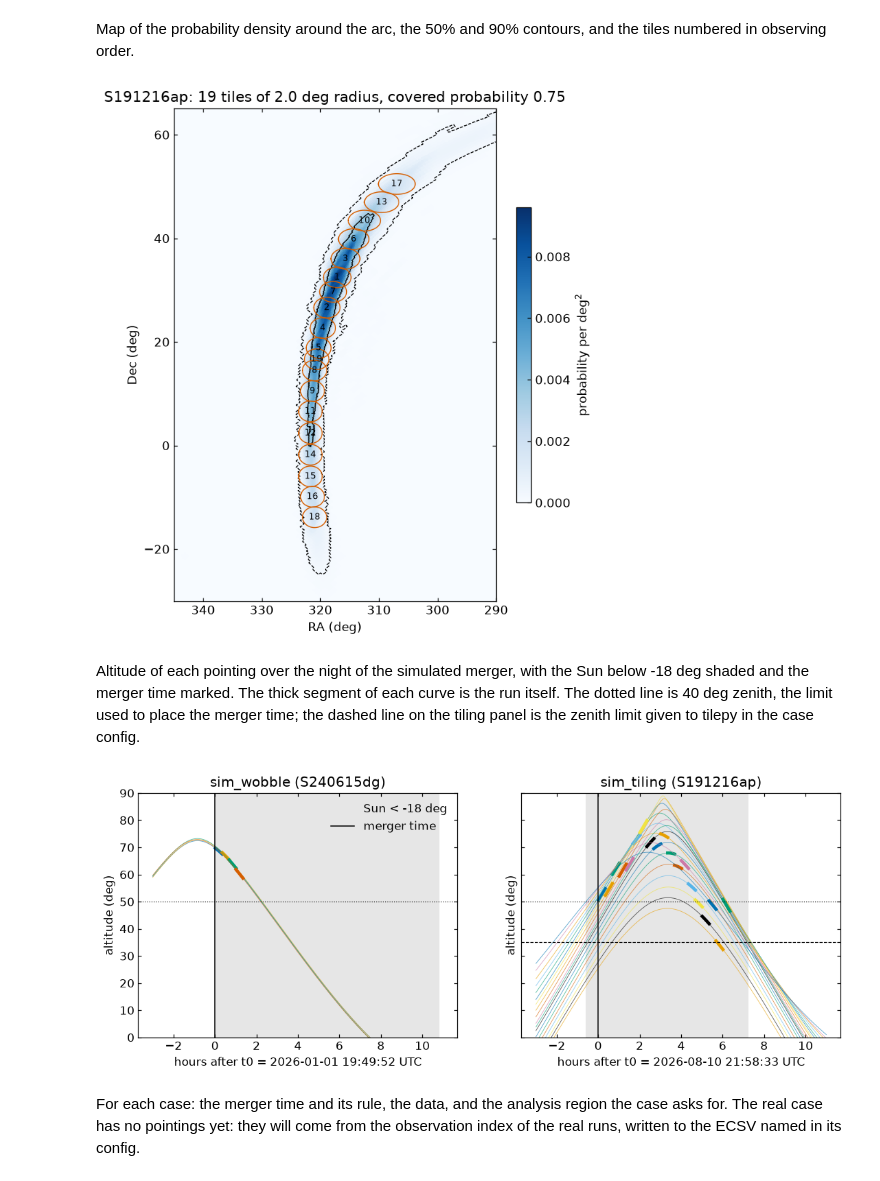
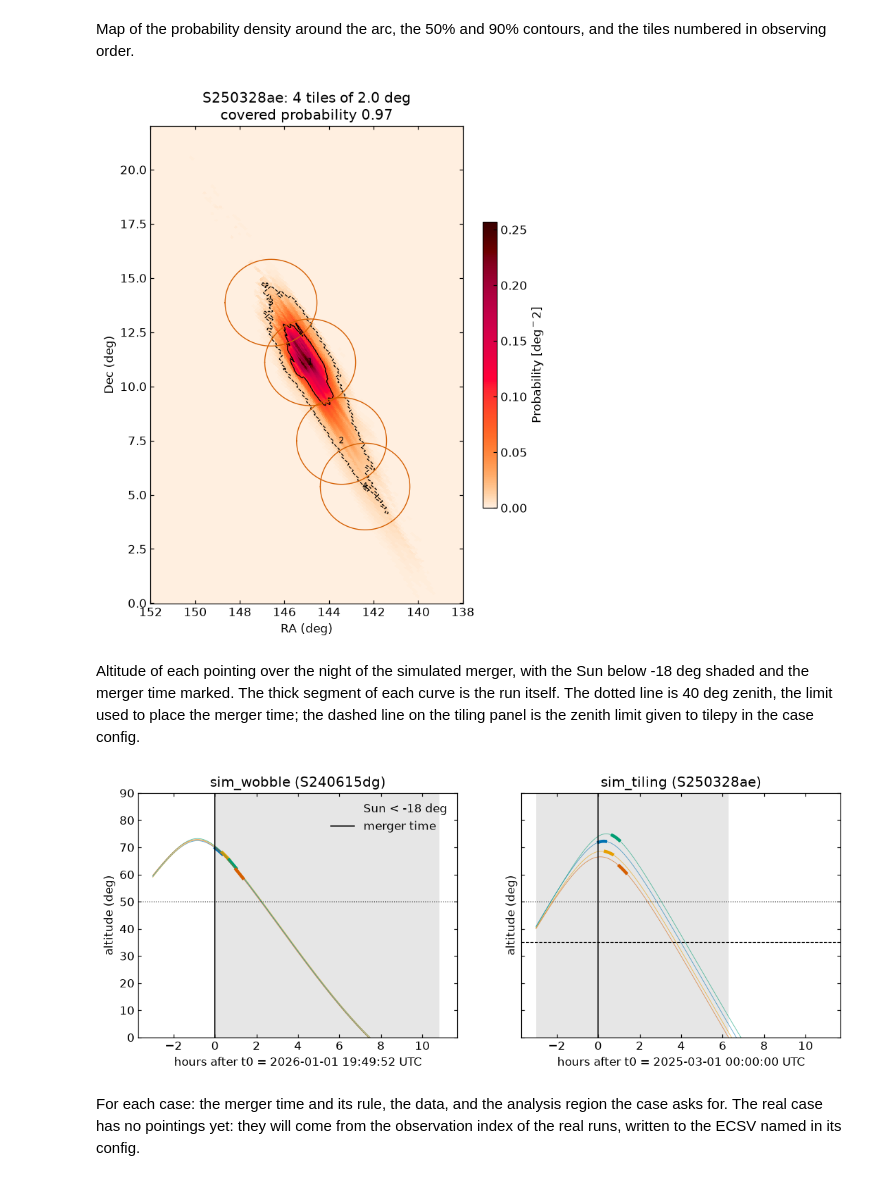
Before and after one commit to juanjq/uncertain-uls, a Jupyter notebook: studies/0_tools/02_pointings.ipynb, the cells around one changed output. Saved outputs shown, nothing was run; the diff lists cells and outputs as text; code cells hidden in the pictures.

```diff
--- a/studies/0_tools/02_pointings.ipynb
+++ b/studies/0_tools/02_pointings.ipynb
@@ -45,9 +48,9 @@ have the nominal 2.5 deg radius of an LST field (tilepy's LST default).
 wob = case["sim_wobble"]
 peak, t0w = wob.target(), wob.t0()
 patterns = {
-    "on": pt.on(peak, t0w, 4, 1200),
-    "wobble 0.4 deg": wob.pointings(),
-    "grid 3 x 3, 2.5 deg": pt.grid(peak, t0w, 3, 2.5, 1200),
+    "ON": pt.on(peak, t0w, 4, 1200),
+    "Wobble 0.4 deg": wob.pointings(),
+    "Grid 3 x 3, 2.5 deg": pt.grid(peak, t0w, 3, 2.5, 1200),
 }
 fig, axs = plt.subplots(1, 3, figsize=(12, 4.2), sharex=True, sharey=True)
 phi = np.linspace(0, 2 * np.pi, 200)
@@ -57,13 +60,13 @@ for ax, (label, tab) in zip(axs, patterns.items()):
     for i, (xi, yi) in enumerate(zip(x, y)):
         ax.plot(xi + FOV_LST * np.cos(phi), yi + FOV_LST * np.sin(phi), color=COLORS[i % 8], lw=0.8, alpha=0.7)
         ax.plot(xi, yi, "o", color=COLORS[i % 8], ms=4)
-    ax.plot(0, 0, "k+", ms=10)
+    ax.plot(0, 0, "kx", ms=6)
     ax.set_title(label)
     ax.set_aspect("equal")
     ax.set_xlabel("east offset (deg)")
 axs[0].invert_xaxis()
 axs[0].set_ylabel("north offset (deg)")
-fig.suptitle("S240615dg peak (+) at RA %.1f, Dec %+.1f" % (peak.ra.deg, peak.dec.deg))
+fig.suptitle("Centered RA %.1f, Dec %+.1f" % (peak.ra.deg, peak.dec.deg))
 figs.save(fig, "patterns")
 plt.show()
 # %% [output]
@@ -108,27 +111,25 @@ probability inside the union of the tiles: 0.746
 Map of the probability density around the arc, the 50% and 90% contours, and the tiles
 numbered in observing order.
 # %%
-ra_g = np.linspace(290, 345, 551)
-dec_g = np.linspace(-30, 65, 951)
+ra_g = np.linspace(138, 152, 551)
+dec_g = np.linspace(0, 22, 951)
 RA, DEC = np.meshgrid(ra_g, dec_g)
 ipix = hp.ang2pix(nside, RA, DEC, nest=True, lonlat=True)
 dens = prob[ipix] / hp.nside2pixarea(nside, degrees=True)
 fig, ax = plt.subplots(figsize=(6.5, 8))
-im = ax.pcolormesh(RA, DEC, dens, cmap="Blues", shading="auto", rasterized=True)
+im = ax.pcolormesh(RA, DEC, dens, cmap="cylon", shading="auto", rasterized=True)
 ax.contour(RA, DEC, cl[ipix], levels=[0.5, 0.9], colors=["k", "k"], linestyles=["-", "--"], linewidths=0.8)
 for i, r in enumerate(tiles):
     ax.plot(r["ra"] + FOV * np.cos(phi) / np.cos(np.radians(r["dec"])), r["dec"] + FOV * np.sin(phi),
             color=COLORS[3], lw=0.9)
     ax.text(r["ra"], r["dec"], str(r["obs_id"]), ha="center", va="center", fontsize=8)
-ax.set_xlim(ra_g.max(), ra_g.min())
-ax.set_xlabel("RA (deg)")
-ax.set_ylabel("Dec (deg)")
-ax.set_title(f"S191216ap: {len(tiles)} tiles of {FOV} deg radius, covered probability {hr[covered].sum():.2f}")
-fig.colorbar(im, ax=ax, label="probability per deg$^2$", shrink=0.6)
-figs.save(fig, "tiling_S191216ap")
+ax.set(xlim=(ra_g.max(), ra_g.min()), xlabel="RA (deg)", ylabel="Dec (deg)")
+ax.set_title(f"S250328ae: {len(tiles)} tiles of {FOV} deg\ncovered probability {hr[covered].sum():.2f}")
+fig.colorbar(im, ax=ax, label="Probability [deg$^-2$]", shrink=0.6)
+figs.save(fig, "tiling_S250328ae")
 plt.show()
 # %% [output]
-[figure, old version]
+[figure, new version]
 # %% [markdown]
 Altitude of each pointing over the night of the simulated merger, with the Sun below -18 deg
 shaded and the merger time marked. The thick segment of each curve is the run itself. The
@@ -155,13 +156,13 @@ def night_plot(ax, tab, t0, title, zmax=None):
     ax.set_title(title)
 
 fig, axs = plt.subplots(1, 2, figsize=(12, 4.2), sharey=True)
-night_plot(axs[0], patterns["wobble 0.4 deg"], t0w, "sim_wobble (S240615dg)")
-night_plot(axs[1], tiles, t0t, "sim_tiling (S191216ap)", zmax=ZMAX)
+night_plot(axs[0], patterns["Wobble 0.4 deg"], t0w, "sim_wobble (S240615dg)")
+night_plot(axs[1], tiles, t0t, "sim_tiling (S250328ae)", zmax=ZMAX)
 axs[0].legend(loc="upper right")
 figs.save(fig, "altitude_vs_time")
 plt.show()
 # %% [output]
-[figure, old version]
+[figure, new version]
 # %% [markdown]
 For each case: the merger time and its rule, the data, and the analysis region the case asks
 for. The real case has no pointings yet: they will come from the observation index of the
```
Also changed, not shown: parts of 9 cells of this notebook, 9 other files.
